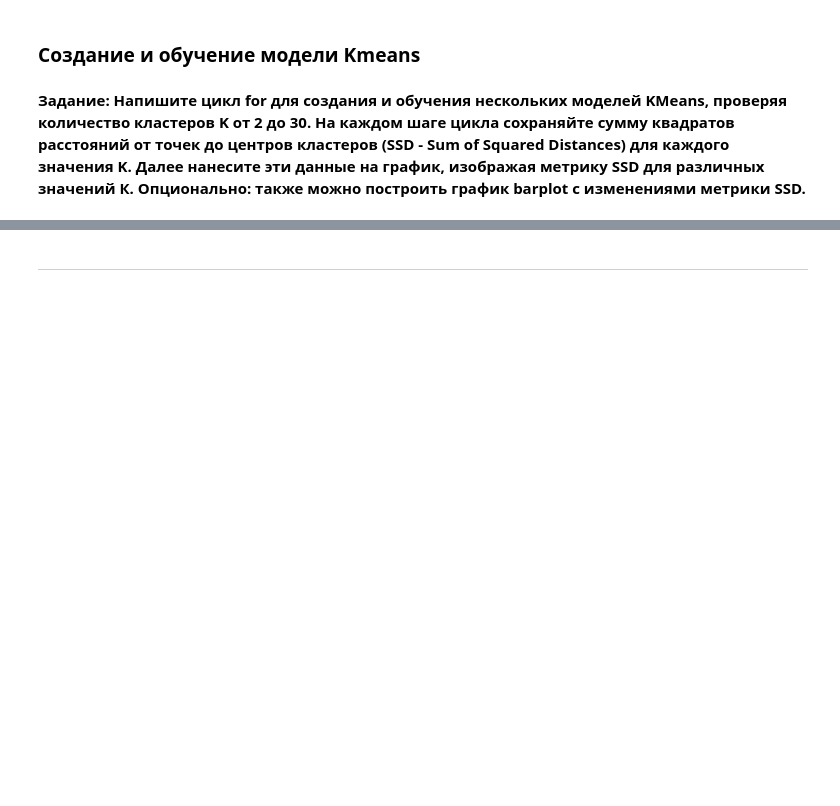
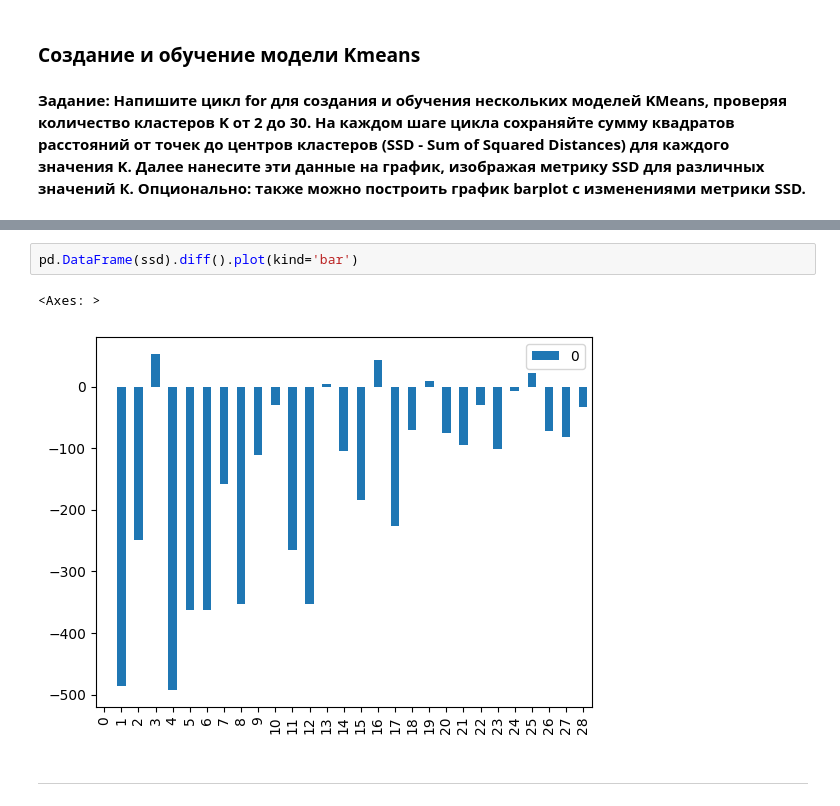
Before and after one commit to giulerg/IBM-labs, a Jupyter notebook: Kmeans-Clustering-Project.ipynb, the cells around one changed output, grey strips where cells are left out. Saved outputs shown, nothing was run; the diff lists cells and outputs as text; blank space fills up the shorter version.

```diff
--- a/Kmeans-Clustering-Project.ipynb
+++ b/Kmeans-Clustering-Project.ipynb
@@ -352,3 +363,8 @@ Text(0, 0.5, ' Sum of Squared Distances')
+# %%
+pd.DataFrame(ssd).diff().plot(kind='bar')
+# %% [output]
+<Axes: >
+[figure, added]
 # %% [markdown]
 -----
 # %% [markdown]
```
Also changed, not shown: parts of 24 cells of this notebook.
